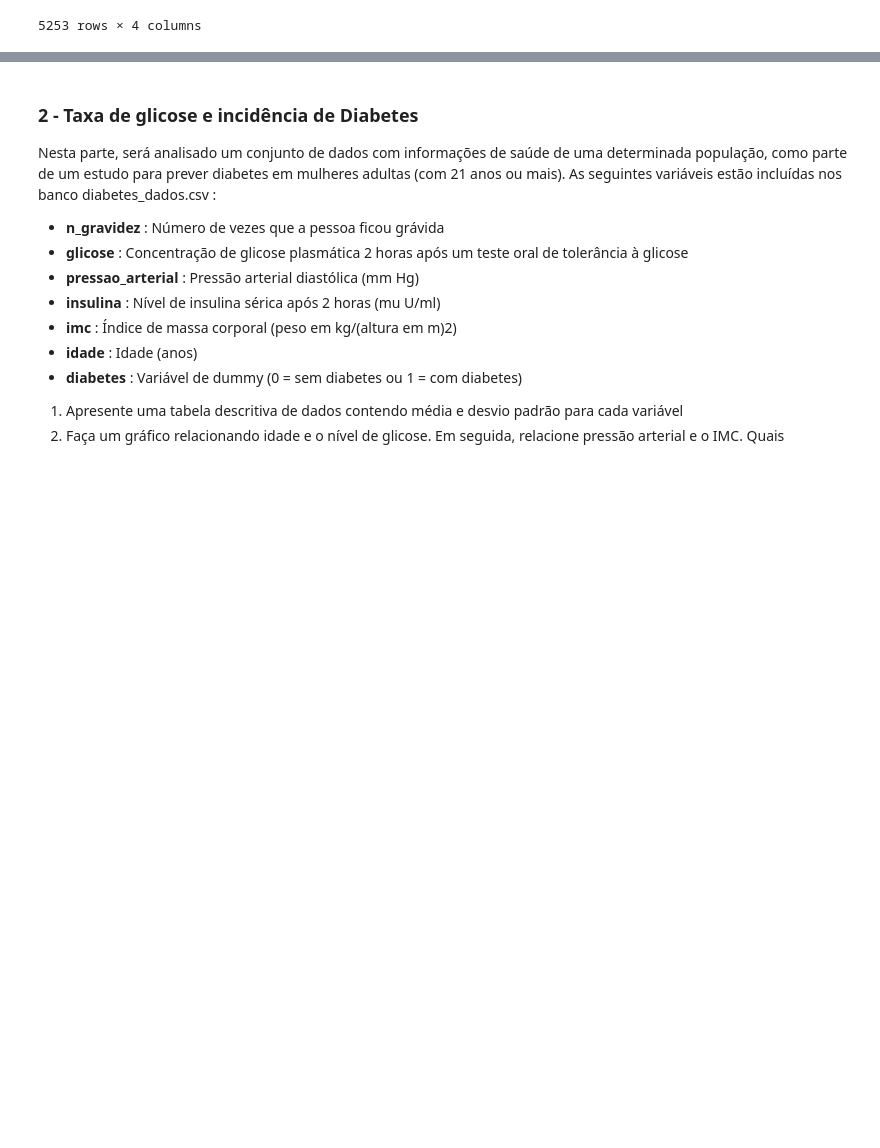
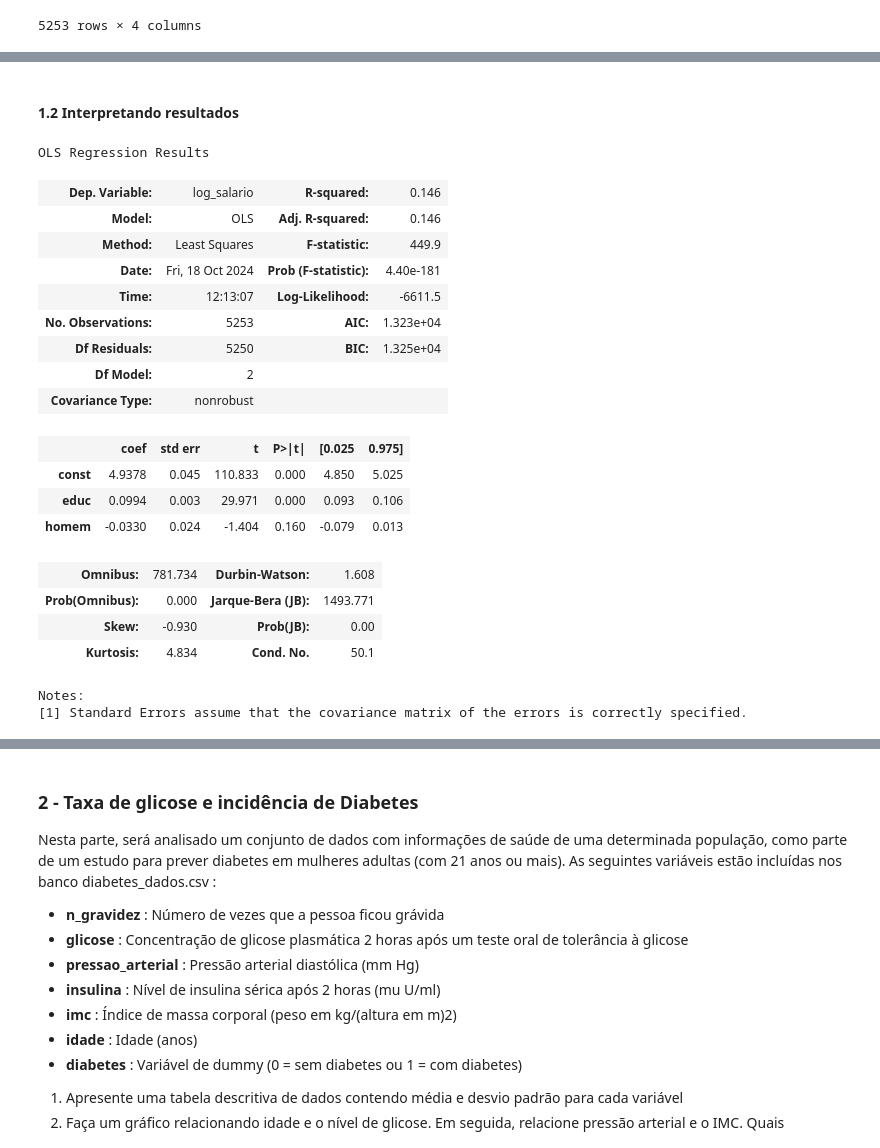
Before and after one commit to lucasrabay/Econometrics1-Final_Project, a Jupyter notebook: assignment.ipynb, the cells around one changed output, grey strips where cells are left out. Cells and saved outputs as stored; diff of their text form; code cells hidden in the pictures; blank space fills up the shorter version.

Commit message:
Model 1 fitted and Analyzed partially

```diff
--- a/assignment.ipynb
+++ b/assignment.ipynb
@@ -46,0 +56,3 @@ Onde:
+# %%
+'''Definindo valores nulos para educ como 0'''
+salarios_df['educ'] = salarios_df['educ'].fillna(0)
@@ -46,0 +85,38 @@ Onde:
+# %%
+''' Adicionando a coluna log_salario, para melhor analisar '''
+salarios_df['log_salario'] = np.log(salarios_df['salario'])
+# %%
+''' Definindo variáveis independentes e intercepto '''
+X = salarios_df[['educ', 'homem']]
+X = sm.add_constant(X)
+
+''' Definindo variável dependente '''
+y = salarios_df['log_salario']
+
+''' Rodando modelo '''
+model = sm.OLS(y, X).fit()
+# %% [markdown]
+#### **1.2** Interpretando resultados
+# %%
+model.summary()
+# %% [output]
+OLS Regression Results
+| Dep. Variable: | log_salario | R-squared: | 0.146 |
+| Model: | OLS | Adj. R-squared: | 0.146 |
+| Method: | Least Squares | F-statistic: | 449.9 |
+| Date: | Fri, 18 Oct 2024 | Prob (F-statistic): | 4.40e-181 |
+| Time: | 12:13:07 | Log-Likelihood: | -6611.5 |
+| No. Observations: | 5253 | AIC: | 1.323e+04 |
+| Df Residuals: | 5250 | BIC: | 1.325e+04 |
+| Df Model: | 2 |  |  |
+| Covariance Type: | nonrobust |  |  |
+|  | coef | std err | t | P>|t| | [0.025 | 0.975] |
+| const | 4.9378 | 0.045 | 110.833 | 0.000 | 4.850 | 5.025 |
+| educ | 0.0994 | 0.003 | 29.971 | 0.000 | 0.093 | 0.106 |
+| homem | -0.0330 | 0.024 | -1.404 | 0.160 | -0.079 | 0.013 |
+| Omnibus: | 781.734 | Durbin-Watson: | 1.608 |
+| Prob(Omnibus): | 0.000 | Jarque-Bera (JB): | 1493.771 |
+| Skew: | -0.930 | Prob(JB): | 0.00 |
+| Kurtosis: | 4.834 | Cond. No. | 50.1 |
+Notes:
+[1] Standard Errors assume that the covariance matrix of the errors is correctly specified.
```
Also changed, not shown: parts of 4 cells of this notebook.
